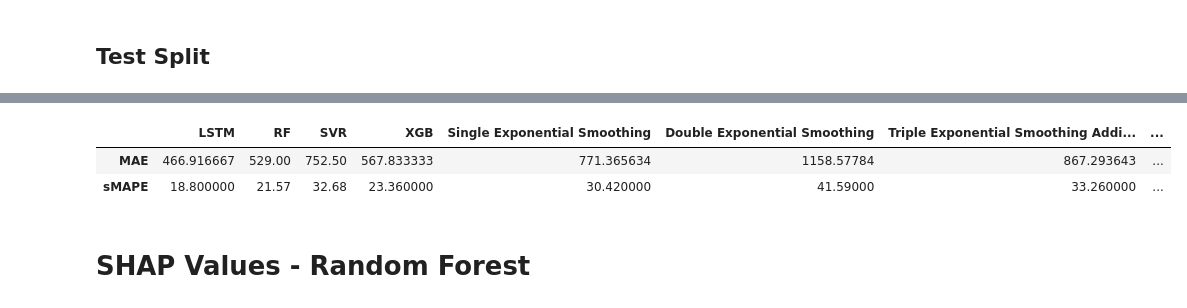
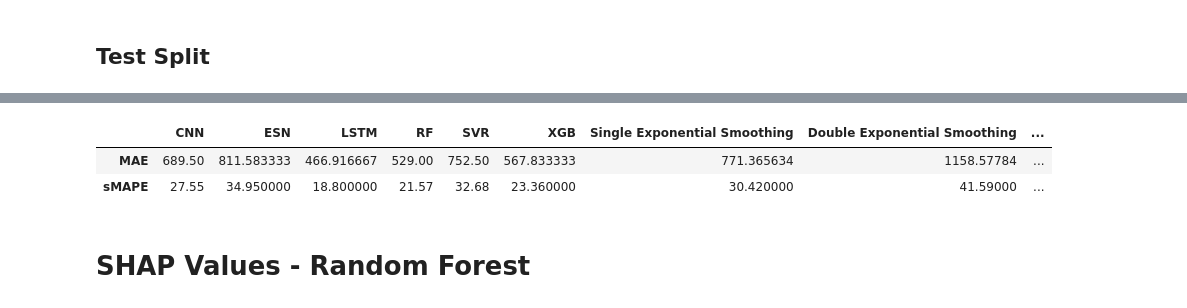
Before and after one commit to eduardoalba0/ifpr_electricity_ml, a Jupyter notebook: Results - Coronel 12m.ipynb, the cells around one changed output, grey strips where cells are left out. Cells and saved outputs as stored; diff of their text form; code cells hidden in the pictures.

```diff
--- a/Results - Coronel 12m.ipynb
+++ b/Results - Coronel 12m.ipynb
@@ -84,14 +91,17 @@ df
 # Best Params
 # %%
 best = {}
-for model in ["LSTM", "RF", "SVR", "XGB"]:
+for model in ["CNN", "ESN", "LSTM", "RF", "SVR", "XGB"]:
     df_aux = pd.DataFrame()
     for optimizer in ["GA", "PSO"]:
         for seed, name in [("1000", "A"), ("2000", "B"), ("3000", "C")]:
-            df_aux = pd.concat([df_aux,
-                                pd.read_csv(f'params/{optimizer}-{model} ITERS SEED {seed}.csv', sep=";",
-                                            decimal=",",
-                                            header=0)], axis=0)
+            try:
+                new_df = pd.read_csv(f'params/{optimizer}-{model} ITERS SEED {seed}.csv', sep=";", decimal=",",
+                                     header=0)
+                df_aux = pd.concat([df_aux, new_df], axis=0)
+            except Exception as e:
+                continue
+
     df_aux = df_aux.sort_values(by=["Fitness"])
     df_aux[df_aux.isnull()] = None
     best[f"{model}"] = df_aux[:1].iloc[0].to_dict()
@@ -141,11 +172,15 @@ N_SPLITS = 5
 H = 12
 i = 1
 
+preds_cnn = []
+preds_esn = []
 preds_lstm = []
 preds_rf = []
 preds_svr = []
 preds_xgb = []
 
+scores_cnn = []
+scores_esn = []
 scores_lstm = []
 scores_rf = []
 scores_svr = []
@@ -157,22 +192,32 @@ for i_train, i_test in TimeSeriesSplit(n_splits=N_SPLITS, test_size=1).split(x_t
     kx_train, kx_test = x_train.iloc[i_train].to_numpy(), x_train.iloc[i_test].to_numpy()
     ky_train, ky_test = y_train.iloc[i_train].to_numpy(), y_train.iloc[i_test].to_numpy()
 
+    cnn.fit(kx_train, ky_train, shuffle=False, verbose=False, epochs=198)
+    tf.keras.backend.clear_session()
+    esn.fit(kx_train, ky_train)
+    tf.keras.backend.clear_session()
     lstm.fit(kx_train, ky_train, shuffle=False, verbose=False, epochs=best["LSTM"]["Epochs"],
              batch_size=best["LSTM"]["Batch Size"])
     rf.fit(kx_train, ky_train)
     svr.fit(kx_train, ky_train)
     xgb.fit(kx_train, ky_train)
 
+    pred_cnn = int(cnn.predict(kx_test)[0][0])
+    pred_esn = int(esn.predict(kx_test)[0])
     pred_lstm = int(lstm.predict(kx_test)[0][0])
     pred_rf = int(rf.predict(kx_test)[0])
     pred_svr = int(svr.predict(kx_test)[0])
     pred_xgb = int(xgb.predict(kx_test)[0])
 
+    preds_cnn.append(pred_cnn)
+    preds_esn.append(pred_esn)
     preds_lstm.append(pred_lstm)
     preds_rf.append(pred_rf)
     preds_svr.append(pred_svr)
     preds_xgb.append(pred_xgb)
 
+    scores_cnn.append(mean_absolute_error(ky_test, [pred_cnn]))
+    scores_esn.append(mean_absolute_error(ky_test, [pred_esn]))
     scores_lstm.append(mean_absolute_error(ky_test, [pred_lstm]))
     scores_rf.append(mean_absolute_error(ky_test, [pred_rf]))
     scores_svr.append(mean_absolute_error(ky_test, [pred_svr]))
@@ -180,6 +225,7 @@ for i_train, i_test in TimeSeriesSplit(n_splits=N_SPLITS, test_size=1).split(x_t
 
     i = i + 1
 
+cnn.fit(x_train.to_numpy(), y_train.to_numpy(), shuffle=False, verbose=False, epochs=198)
 lstm.fit(x_train.to_numpy(), y_train.to_numpy(), shuffle=False, verbose=False, epochs=best["LSTM"]["Epochs"],
          batch_size=best["LSTM"]["Batch Size"])
 rf.fit(x_train.to_numpy(), y_train.to_numpy())
@@ -187,6 +233,8 @@ svr.fit(x_train.to_numpy(), y_train.to_numpy())
 xgb.fit(x_train.to_numpy(), y_train.to_numpy())
 
 df = pd.DataFrame({
+    "CNN": pd.Series(scores_cnn),
+    "ESN": pd.Series(scores_esn),
     "LSTM": pd.Series(scores_lstm),
     "RF": pd.Series(scores_rf),
     "SVR": pd.Series(scores_svr),
@@ -363,32 +468,38 @@ Warnings:
 [figure]
 # %%
-df_measures = pd.DataFrame(index=["MAE", "sMAPE"], columns=["LSTM", "RF", "SVR", "XGB"])
+df_measures = pd.DataFrame(index=["MAE", "sMAPE"], columns=["CNN", "ESN", "LSTM", "RF", "SVR", "XGB"])
+df_measures["CNN"] = pd.Series(
+    [mean_absolute_error(y_test, preds_cnn), smape(y_test, preds_cnn)],
+    index=["MAE", "sMAPE"])
+df_measures["ESN"] = pd.Series(
+    [mean_absolute_error(y_test, preds_esn), smape(y_test, preds_esn)],
+    index=["MAE", "sMAPE"])
 df_measures["LSTM"] = pd.Series(
     [mean_absolute_error(y_test, preds_lstm), smape(y_test, preds_lstm)],
     index=["MAE", "sMAPE"])
 df_measures["RF"] = pd.Series([mean_absolute_error(y_test, preds_rf), smape(y_test, preds_rf)],
                               index=["MAE", "sMAPE"])
 df_measures["SVR"] = pd.Series(
     [mean_absolute_error(y_test, preds_svr), smape(y_test, preds_svr)], index=["MAE", "sMAPE"])
 df_measures["XGB"] = pd.Series(
     [mean_absolute_error(y_test, preds_xgb), smape(y_test, preds_xgb)], index=["MAE", "sMAPE"])
 df_measures["Single Exponential Smoothing "] = pd.Series(
     [mean_absolute_error(y_test, preds_single_brown), smape(y_test, preds_single_brown)], index=["MAE", "sMAPE"])
 df_measures["Double Exponential Smoothing"] = pd.Series(
     [mean_absolute_error(y_test, preds_double_brown), smape(y_test, preds_double_brown)], index=["MAE", "sMAPE"])
 df_measures["Triple Exponential Smoothing Additive"] = pd.Series(
     [mean_absolute_error(y_test, preds_hw_additive), smape(y_test, preds_hw_additive)], index=["MAE", "sMAPE"])
 df_measures["Triple Exponential Smoothing Multiplicative"] = pd.Series(
     [mean_absolute_error(y_test, preds_hw_mult), smape(y_test, preds_hw_mult)], index=["MAE", "sMAPE"])
 df_measures["ARIMA"] = pd.Series(
     [mean_absolute_error(y_test, preds_arima), smape(y_test, preds_arima)], index=["MAE", "sMAPE"])
 
 df_measures.to_csv(f"results - Coronel 12m/Measures.csv", sep=";", decimal=",", index=True)
 df_measures
 # %% [output]
-|  | LSTM | RF | SVR | XGB | Single Exponential Smoothing | Double Exponential Smoothing | Triple Exponential Smoothing Addi... | ... |
-| MAE | 466.916667 | 529.00 | 752.50 | 567.833333 | 771.365634 | 1158.57784 | 867.293643 | ... |
-| sMAPE | 18.800000 | 21.57 | 32.68 | 23.360000 | 30.420000 | 41.59000 | 33.260000 | ... |
+|  | CNN | ESN | LSTM | RF | SVR | XGB | Single Exponential Smoothing | Double Exponential Smoothing | ... |
+| MAE | 689.50 | 811.583333 | 466.916667 | 529.00 | 752.50 | 567.833333 | 771.365634 | 1158.57784 | ... |
+| sMAPE | 27.55 | 34.950000 | 18.800000 | 21.57 | 32.68 | 23.360000 | 30.420000 | 41.59000 | ... |
 # %% [markdown]
 # SHAP Values - Random Forest
 # %%
```
Also changed, not shown: parts of 5 cells of this notebook, 21 other files.
